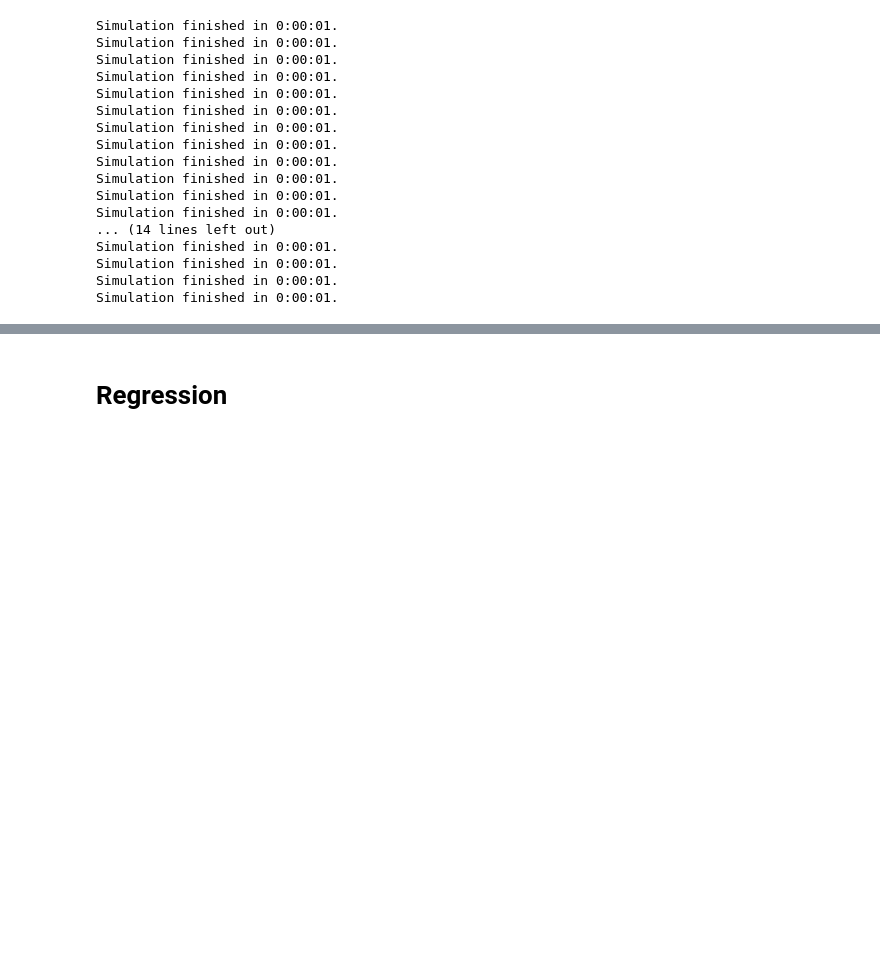
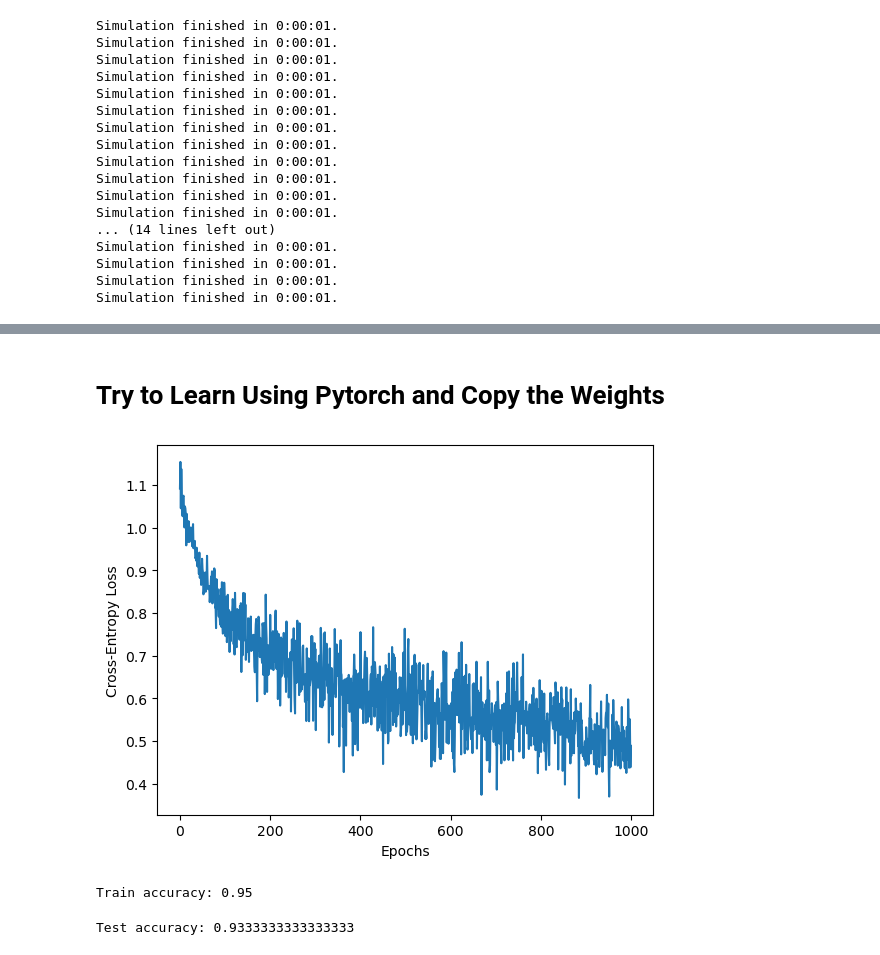
Before and after one commit to jorchard/pc_nengo, a Jupyter notebook: predictive_coding.ipynb, the cells around one changed output, grey strips where cells are left out. Cells and saved outputs as stored; diff of their text form; code cells hidden in the pictures; blank space fills up the shorter version.

```diff
--- a/predictive_coding.ipynb
+++ b/predictive_coding.ipynb
@@ -775,3 +187 @@ Uniform accuracy = 0.33406666666666707
 Zero rate accuracy = 0.26666666666667205
-# %% [markdown]
-# Regression
@@ -794,0 +188,2 @@ add_inference_inputs(x_data, y_data, x_input, y_input, inf_time, learn_until)
+# %% [markdown]
+# Try to Learn Using Pytorch and Copy the Weights
@@ -794,0 +232,36 @@ add_inference_inputs(x_data, y_data, x_input, y_input, inf_time, learn_until)
+# %%
+#X = torch.tensor([[1, 0], [0, 1]], dtype=torch.float32)
+#Y = torch.tensor([[1, 0], [0, 1]], dtype=torch.float32)
+ds = CustomDataset(torch.from_numpy(x_train).float(), torch.from_numpy(y_train).float())
+dl = torch.utils.data.DataLoader(ds, batch_size=10, shuffle=True)
+# %%
+net = TestNN()
+loss = nn.CrossEntropyLoss(reduction="mean")
+optim = torch.optim.SGD(net.parameters(), lr=1e-3)
+epochs = 1000
+# %%
+losses = net.train_model(dl, optim, loss, epochs)
+# %%
+plt.figure()
+plt.plot(losses)
+plt.ylabel("Cross-Entropy Loss")
+plt.xlabel("Epochs")
+plt.show()
+# %% [output]
+[figure, added]
+# %%
+# train
+with torch.no_grad():
+    preds = net(torch.from_numpy(x_train).float()).numpy()
+    acc = np.sum((np.argmax(preds, axis=1) == np.argmax(y_train, axis=1)))
+print(f"Train accuracy: {acc/x_train.shape[0]}")
+# %% [output]
+Train accuracy: 0.95
+# %%
+# test
+with torch.no_grad():
+    preds = net(torch.from_numpy(x_test).float()).numpy()
+    acc = np.sum((np.argmax(preds, axis=1) == np.argmax(y_test, axis=1)))
+print(f"Test accuracy: {acc/x_test.shape[0]}")
+# %% [output]
+Test accuracy: 0.9333333333333333
```
Also changed, not shown: parts of 61 cells of this notebook, 6 other files.
